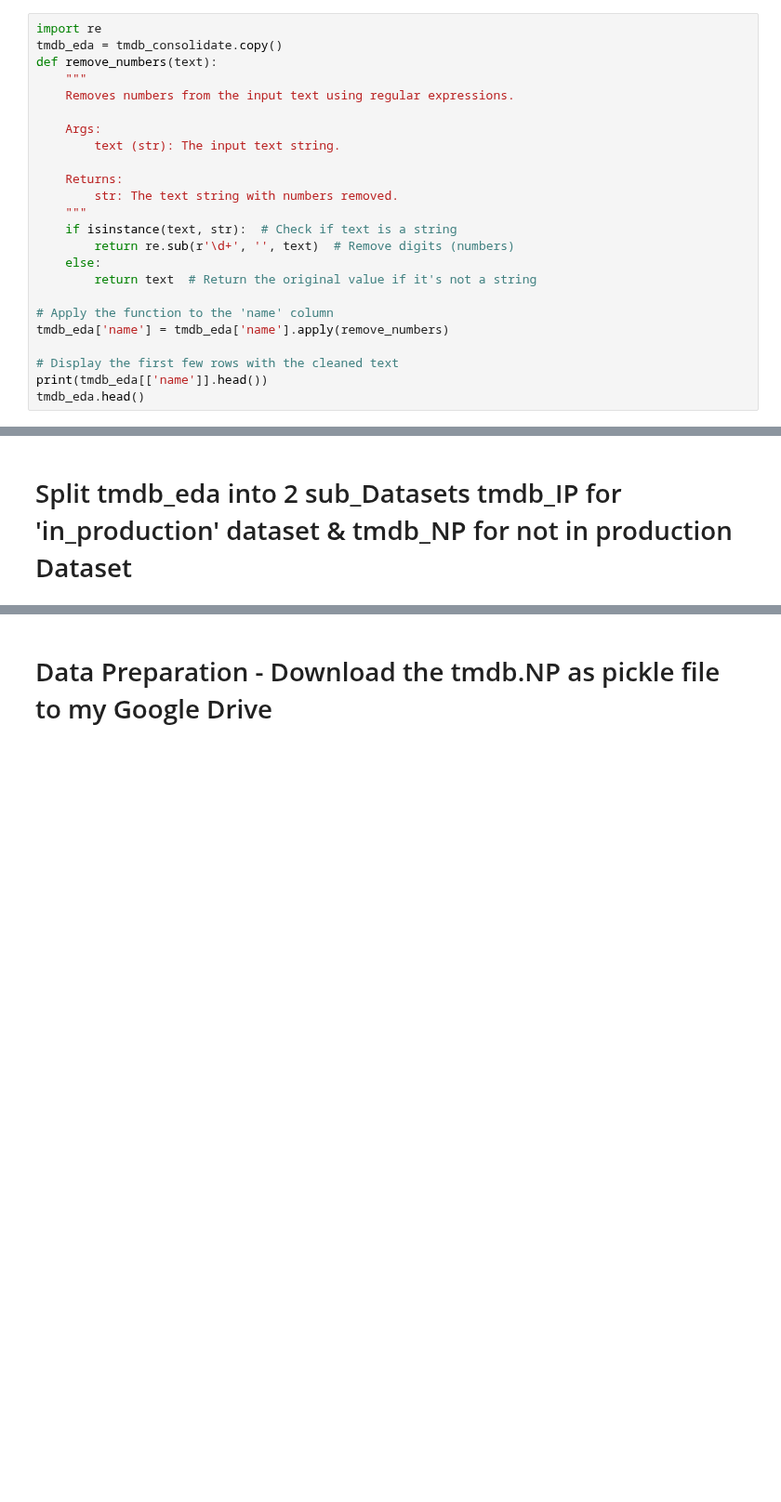
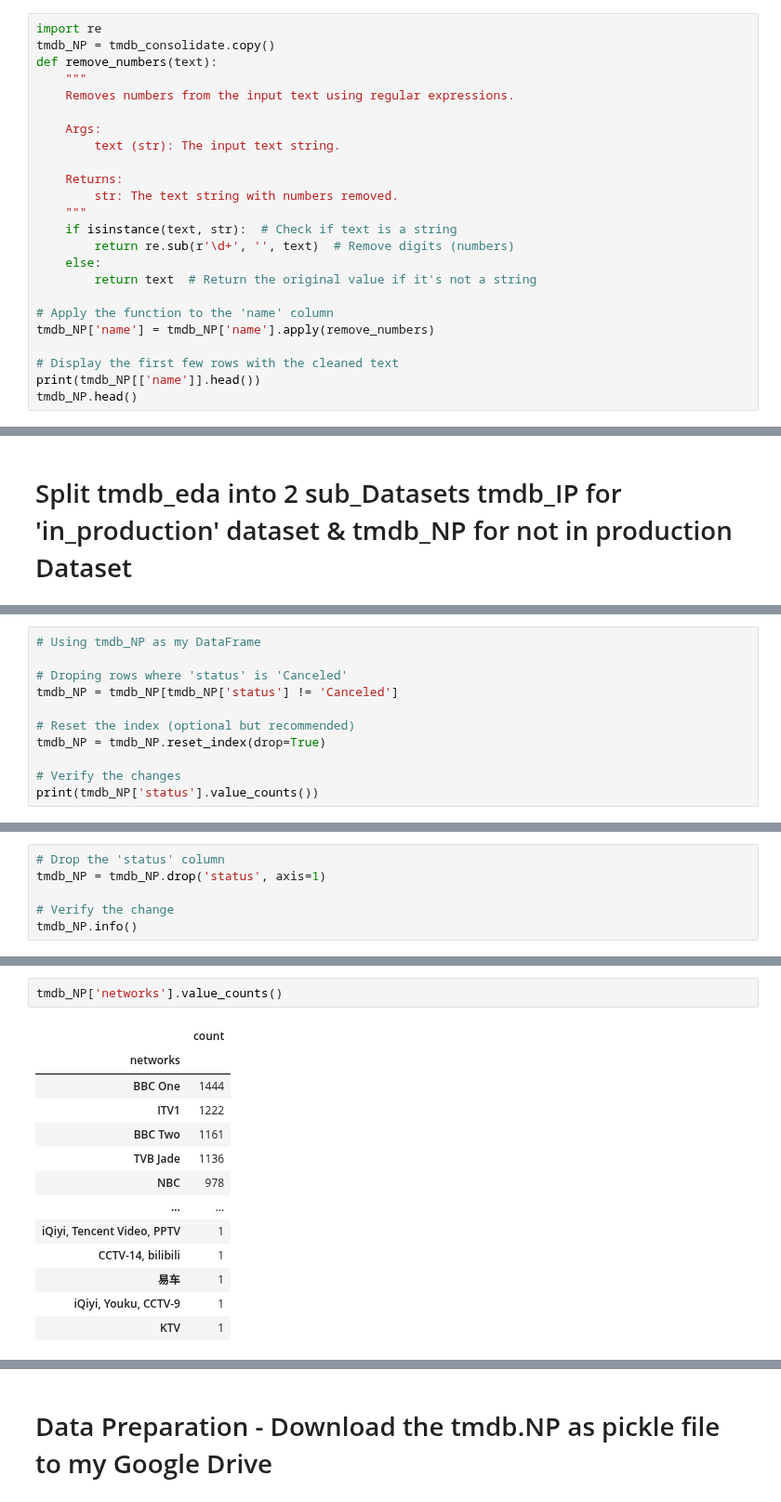
Before and after one commit to Elbx88/ML-Model-Perdiction, a Jupyter notebook: Project_ML_Models_Erez_Levy_TMDB_1.ipynb, the cells around one changed output, grey strips where cells are left out. Shown at 93% size. Drawn from its saved outputs; the diff is of its cells as text; blank space fills up the shorter version.

```diff
--- a/Project_ML_Models_Erez_Levy_TMDB_1.ipynb
+++ b/Project_ML_Models_Erez_Levy_TMDB_1.ipynb
@@ -334,7 +349,7 @@ memory usage: 20.9+ MB
 # Removes numbers from the 'name' using regular expressions
 # %%
 import re
-tmdb_eda = tmdb_consolidate.copy()
+tmdb_NP = tmdb_consolidate.copy()
 def remove_numbers(text):
     """
     Removes numbers from the input text using regular expressions.
@@ -351,11 +366,11 @@ def remove_numbers(text):
         return text  # Return the original value if it's not a string
 
 # Apply the function to the 'name' column
-tmdb_eda['name'] = tmdb_eda['name'].apply(remove_numbers)
+tmdb_NP['name'] = tmdb_NP['name'].apply(remove_numbers)
 
 # Display the first few rows with the cleaned text
-print(tmdb_eda[['name']].head())
-tmdb_eda.head()
+print(tmdb_NP[['name']].head())
+tmdb_NP.head()
 # %% [output]
               name
 0
@@ -402,0 +477,11 @@ memory usage: 12.8+ MB
+# %%
+# Using tmdb_NP as my DataFrame
+
+# Droping rows where 'status' is 'Canceled'
+tmdb_NP = tmdb_NP[tmdb_NP['status'] != 'Canceled']
+
+# Reset the index (optional but recommended)
+tmdb_NP = tmdb_NP.reset_index(drop=True)
+
+# Verify the changes
+print(tmdb_NP['status'].value_counts())
@@ -402,0 +514,6 @@ memory usage: 12.8+ MB
+# %%
+# Drop the 'status' column
+tmdb_NP = tmdb_NP.drop('status', axis=1)
+
+# Verify the change
+tmdb_NP.info()
@@ -402,0 +553,16 @@ memory usage: 12.8+ MB
+# %%
+tmdb_NP['networks'].value_counts()
+# %% [output]
+|  | count |
+| networks |  |
+| BBC One | 1444 |
+| ITV1 | 1222 |
+| BBC Two | 1161 |
+| TVB Jade | 1136 |
+| NBC | 978 |
+| ... | ... |
+| iQiyi, Tencent Video, PPTV | 1 |
+| CCTV-14, bilibili | 1 |
+| 易车 | 1 |
+| iQiyi, Youku, CCTV-9 | 1 |
+| KTV | 1 |
```
Also changed, not shown: parts of 33 cells of this notebook.
